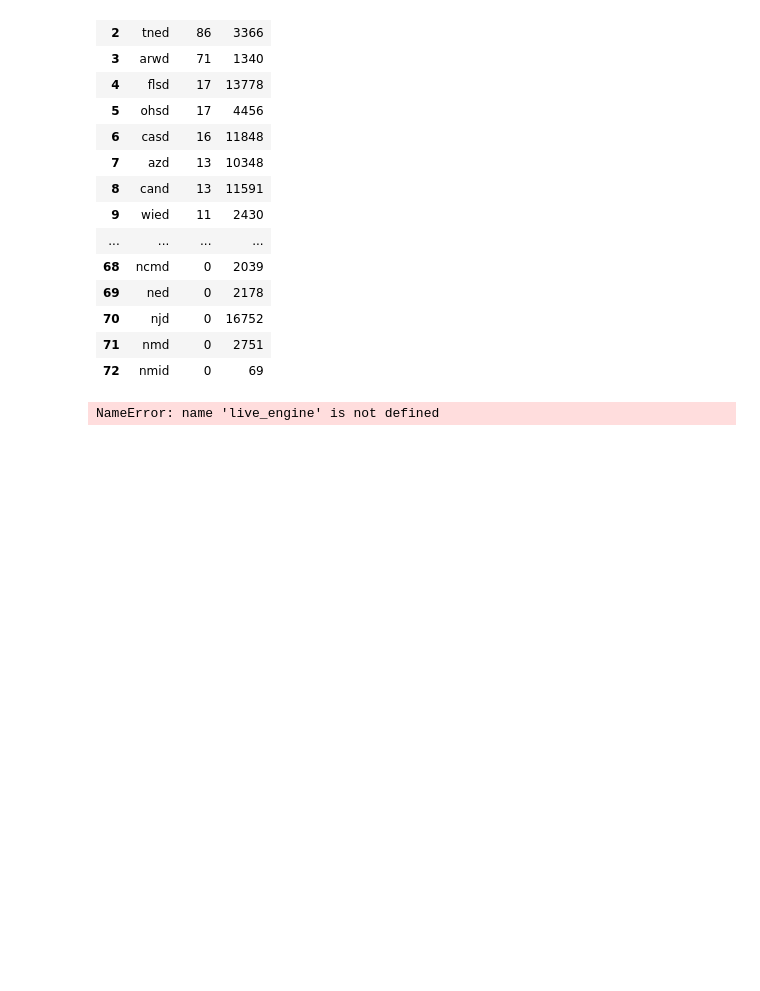
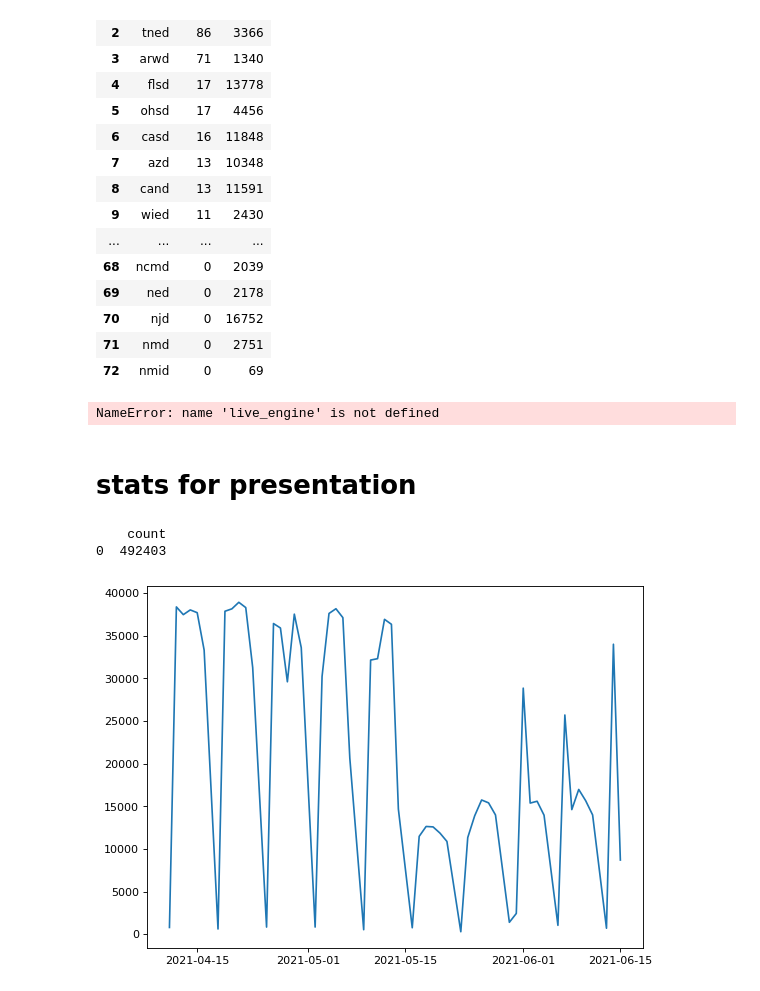
Before and after one commit to jeremybmerrill/pacerai, a Jupyter notebook: Tow PACER.ipynb, the cells around one changed output. Saved outputs shown, nothing was run; the diff lists cells and outputs as text; code cells hidden in the pictures; blank space fills up the shorter version.

```diff
--- a/Tow PACER.ipynb
+++ b/Tow PACER.ipynb
@@ -785,3 +785,35 @@ with pd.option_context("display.max_rows", 350):
     display(res) # ["guid"].to_list()
 # %% [output]
 NameError: name 'live_engine' is not defined
+# %% [markdown]
+# stats for presentation
+# %%
+from sqlalchemy import create_engine
+import pandas as pd
+from os import environ
+live_engine = create_engine(environ.get("LIVE_DATABASE_URL"))
+
+print(pd.read_sql("""
+    select count(*) from rss_docket_entries
+    where
+        pub_date > %(start_date)s
+    """, live_engine, params={"start_date": "2021-05-10"})
+)
+date_counts = pd.read_sql("""
+    select date(pub_date) date, count(*) count from rss_docket_entries
+    where
+        pub_date > %(start_date)s
+
+    group by date(pub_date);
+    """, live_engine, params={"start_date": "2021-04-10"})
+
+import matplotlib.pyplot as plt
+
+plt.figure(figsize=(8, 6), dpi=80)
+
+plt.plot(date_counts["date"], date_counts["count"])
+plt.show()
+# %% [output]
+    count
+0  492403
+[figure, added]
```
Also changed, not shown: parts of 2 cells of this notebook, 20 other files.
